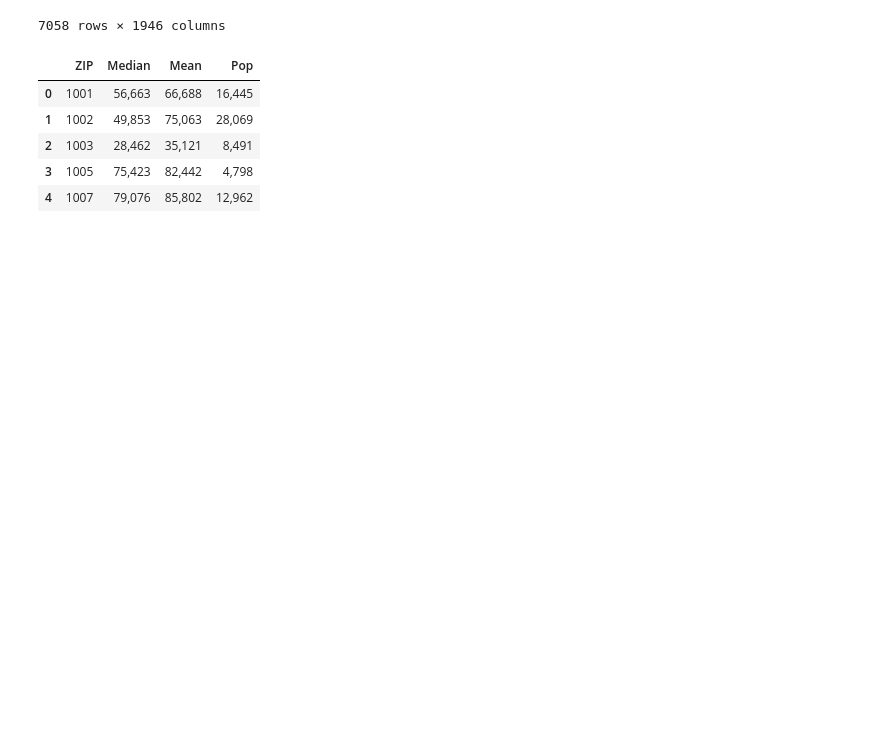
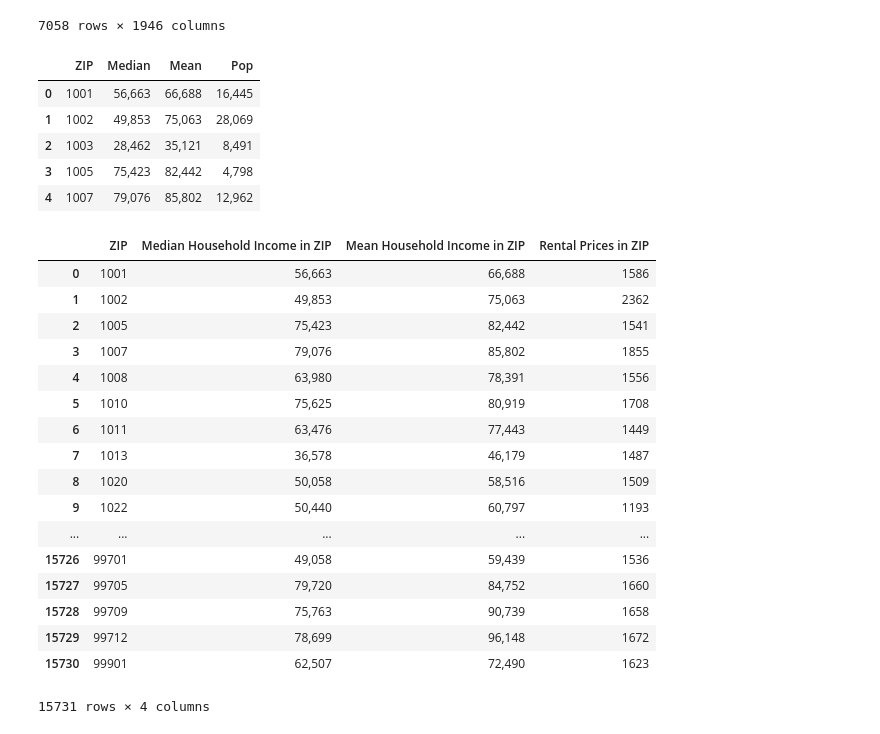
Before and after one commit to ladydatadigger/college-scorecard, a Jupyter notebook: project_two.ipynb, the cells around one changed output. Cells and saved outputs as stored; diff of their text form; code cells hidden in the pictures; blank space fills up the shorter version.

```diff
--- a/project_two.ipynb
+++ b/project_two.ipynb
@@ -140,4 +140,29 @@ mean_zip_df.head()
 | 2 | 1003 | 28,462 | 35,121 | 8,491 |
 | 3 | 1005 | 75,423 | 82,442 | 4,798 |
 | 4 | 1007 | 79,076 | 85,802 | 12,962 |
+# %%
+zipcode_df["ZIP"]= zipcode_df["ZIP"].astype(str)
+zip_joined_df = pd.merge(mean_zip_df, zipcode_df, on='ZIP', how='inner')
+zip_joined_df = zip_joined_df[["ZIP", "Median", "Mean", "Zri"]]
+zip_joined_df = zip_joined_df.rename(columns={"Median":"Median Household Income in ZIP", "Mean": "Mean Household Income in ZIP", "Zri":"Rental Prices in ZIP"})
+zip_joined_df
+# %% [output]
+|  | ZIP | Median Household Income in ZIP | Mean Household Income in ZIP | Rental Prices in ZIP |
+| 0 | 1001 | 56,663 | 66,688 | 1586 |
+| 1 | 1002 | 49,853 | 75,063 | 2362 |
+| 2 | 1005 | 75,423 | 82,442 | 1541 |
+| 3 | 1007 | 79,076 | 85,802 | 1855 |
+| 4 | 1008 | 63,980 | 78,391 | 1556 |
+| 5 | 1010 | 75,625 | 80,919 | 1708 |
+| 6 | 1011 | 63,476 | 77,443 | 1449 |
+| 7 | 1013 | 36,578 | 46,179 | 1487 |
+| 8 | 1020 | 50,058 | 58,516 | 1509 |
+| 9 | 1022 | 50,440 | 60,797 | 1193 |
+| ... | ... | ... | ... | ... |
+| 15726 | 99701 | 49,058 | 59,439 | 1536 |
+| 15727 | 99705 | 79,720 | 84,752 | 1660 |
+| 15728 | 99709 | 75,763 | 90,739 | 1658 |
+| 15729 | 99712 | 78,699 | 96,148 | 1672 |
+| 15730 | 99901 | 62,507 | 72,490 | 1623 |
+15731 rows × 4 columns
 # %%
```
Also changed, not shown: parts of 3 cells of this notebook.
